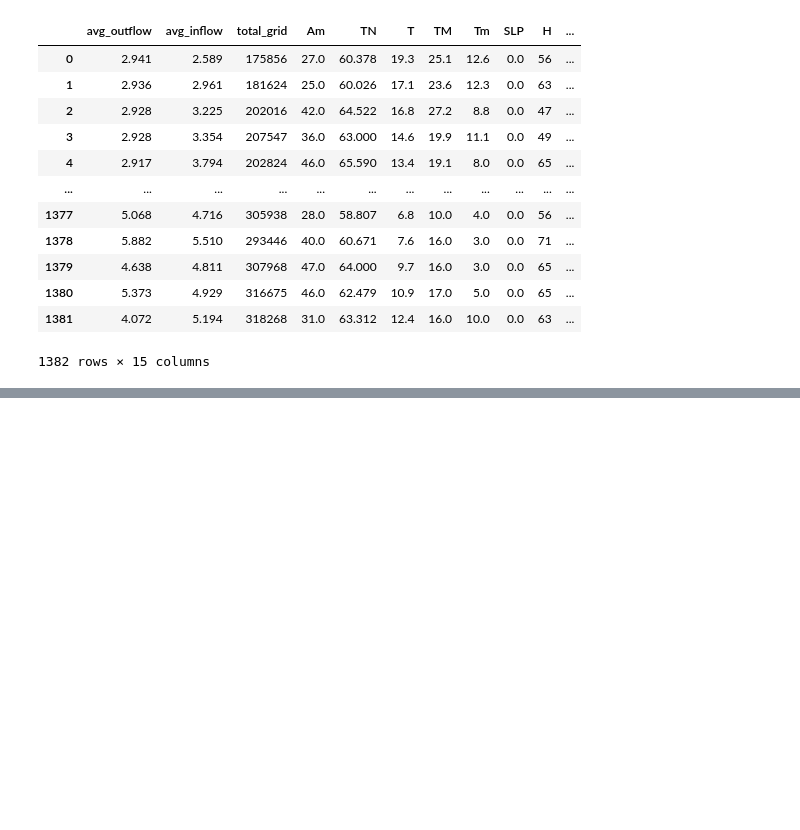
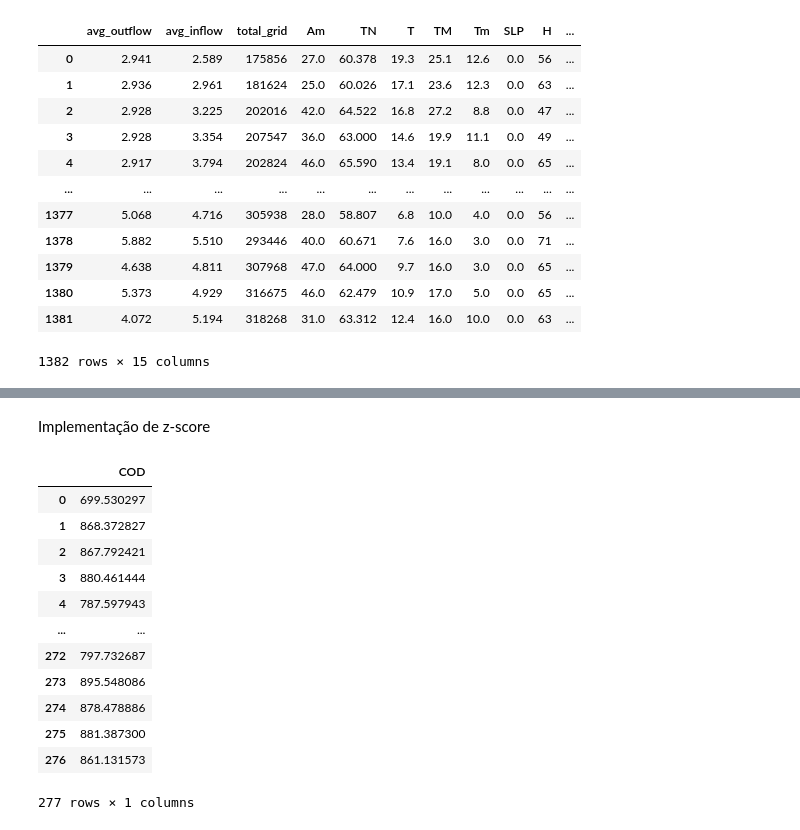
Before and after one commit to Krumpu/Homework_ICA, a Jupyter notebook: HW_2_ICA.ipynb, the cells around one changed output, grey strips where cells are left out. Cells and saved outputs as stored; diff of their text form; code cells hidden in the pictures; blank space fills up the shorter version.

```diff
--- a/HW_2_ICA.ipynb
+++ b/HW_2_ICA.ipynb
@@ -86,0 +81,44 @@ treino_x, teste_x, treino_y, teste_y = train_test_split(df_x,df_y,
+# %% [markdown]
+Implementação de z-score
+# %%
+media_treino = np.mean(treino_x, axis=0)
+std_treino = np.std(treino_x, axis=0)
+std_treino[ std_treino == 0 ] = 1.0
+treino_x_escalado = (treino_x - media_treino) / std_treino
+teste_x_escalado  = (teste_x - media_treino) / std_treino
+# %%
+
+#Coluna para o bias, somente 1's por enquanto
+uns_treino = np.ones((treino_x_escalado.shape[0], 1))
+X_treino_bias = np.c_[uns_treino, treino_x_escalado]
+
+#Transposa de X
+x_transposto = X_treino_bias.T
+#Transposta de X * X
+xT_x = x_transposto @ X_treino_bias
+#Inversa
+xT_x_inv = np.linalg.inv(xT_x)
+
+xT_y = x_transposto @ treino_y
+
+beta = xT_x_inv @ xT_y
+# %%
+teste_bias = np.ones((teste_x_escalado.shape[0],1))
+teste_x_bias = np.c_[teste_bias, teste_x_escalado]
+predicao_ols_y = teste_x_bias @ beta
+# %%
+predicao_ols_y
+# %% [output]
+|  | COD |
+| 0 | 699.530297 |
+| 1 | 868.372827 |
+| 2 | 867.792421 |
+| 3 | 880.461444 |
+| 4 | 787.597943 |
+| ... | ... |
+| 272 | 797.732687 |
+| 273 | 895.548086 |
+| 274 | 878.478886 |
+| 275 | 881.387300 |
+| 276 | 861.131573 |
+277 rows × 1 columns
```
Also changed, not shown: parts of 2 cells of this notebook.
